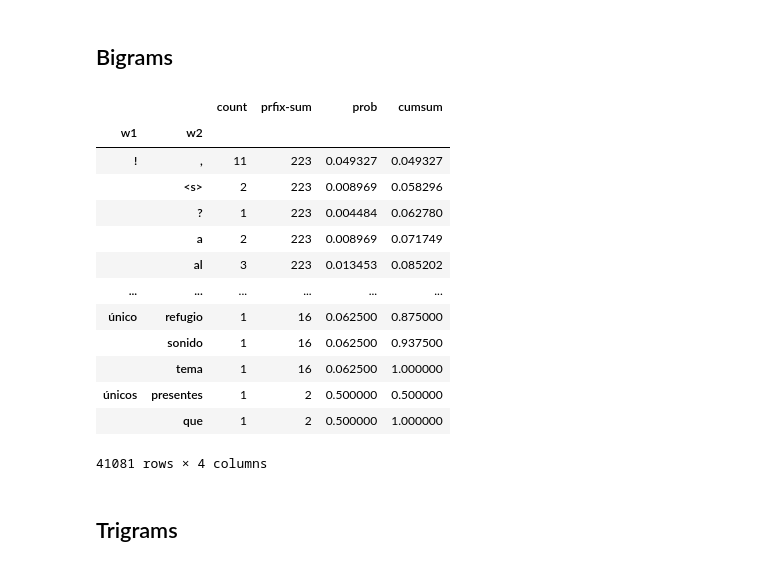
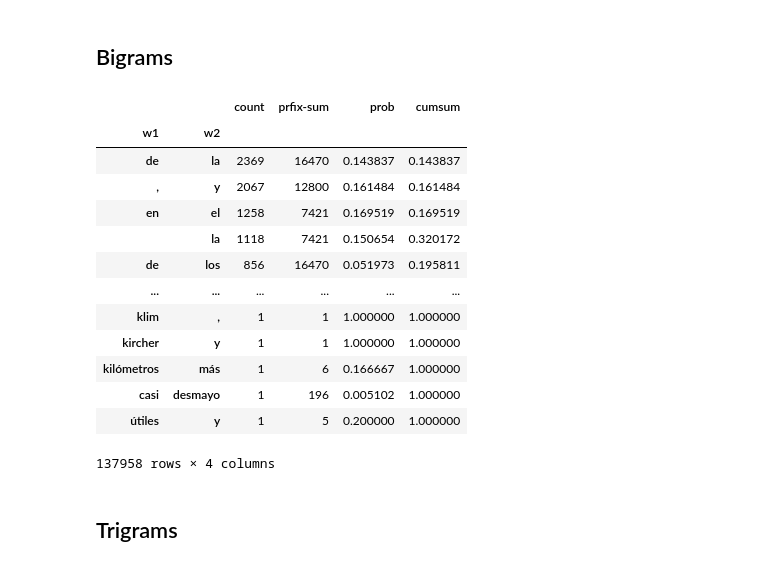
Before and after one commit to juan19932carlos/Notebooks, a Jupyter notebook: NLP/Talleres/Taller 2.ipynb, the cells around one changed output. Cells and saved outputs as stored; diff of their text form; code cells hidden in the pictures.

```diff
--- a/NLP/Talleres/Taller 2.ipynb
+++ b/NLP/Talleres/Taller 2.ipynb
@@ -9,5 +8,5 @@ import numpy as np
 # %%
-files = [
+training_files = [
     '../files/allan_poe/berenice.txt',
     '../files/allan_poe/decenso_al_maelstron.txt',
     '../files/allan_poe/el_barril_de_amontillado.txt',
@@ -21,20 +20,13 @@ files = [
     '../files/allan_poe/la_esfinje.txt',
     '../files/allan_poe/la_máscara_de_la_muerte_roja.txt',
     '../files/allan_poe/lady_ligeia.txt',
+
+    '../Files/cien_soledad.txt',
+    '../Files/el_principito.txt',
+    '../Files/la_isla_del_tesoro.txt',
+]
+testing_files = [
     '../files/allan_poe/metzengerstein.txt',
     '../files/allan_poe/morerlla.txt',
     '../files/allan_poe/william_wilson.txt',
-
-    # '../Files/cien_soledad.txt',
-    # '../Files/el_principito.txt',
-    # '../Files/la_isla_del_tesoro.txt',
 ]
-texts = []
-for file_name in files:
-    file = open(file_name, 'r')
-    texts += [file.read()]
-    file.close()
-
-texts = pd.Series(texts, index=files)
-text = ''.join(texts)
-texts
@@ -58,0 +33,11 @@ dtype: object
+# %%
+# Create training corpus
+texts = []
+for file_name in training_files:
+    file = open(file_name, 'r')
+    texts += [file.read()]
+    file.close()
+texts = pd.Series(texts, index=training_files)
+training_text = ''.join(texts)
+
+texts
@@ -59,9 +79,10 @@ dtype: object
 # %%
-text = text.lower()
+text = training_text.lower()
 text = re.sub(r'[-)(\s«»"]+', ' ', text) # Ignored characters
-text = re.sub(r'\.\s*', '<s>', text) # Replace end of sentences
+text = re.sub(r'\.+\s*', '<s>', text) # Replace end of sentences
+text = re.sub(r'\d+', '<n>', text) # Unify numbers
 
-tokens = re.finditer(r'[\wáéíóúñ]+|<s>|[,¿?!¡;:]', text)
+tokens = re.finditer(r'[\wáéíóúñ]+|<[sn]>|[,¿?!¡;:]', text)
 tokens = pd.Series([m.group(0) for m in tokens])
 
 tokens
@@ -108,31 +130,32 @@ unigrams
 # %%
 bigrams = np.fromiter(nltk.ngrams(tokens, 2), dtype=('<U18, <U18'))
 bigrams, counts = np.unique(bigrams, return_counts=True, axis=0)
 
 bigrams = pd.MultiIndex.from_tuples(list(bigrams), names=['w1', 'w2'])
 
 bigrams = pd.DataFrame(counts, index=bigrams, columns=['count'])
+bigrams = bigrams.sort_values(by='count', ascending=False)
 bigrams['prfix-sum'] = bigrams['count'].groupby(level='w1').transform(np.sum)
 
 bigrams['prob'] = bigrams['count'] / bigrams['prfix-sum']
 bigrams['cumsum'] = bigrams.prob.groupby(level=['w1']).cumsum()
 
 bigrams
 # %% [output]
 |  |  | count | prfix-sum | prob | cumsum |
 | w1 | w2 |  |  |  |  |
-| ! | , | 11 | 223 | 0.049327 | 0.049327 |
-|  | <s> | 2 | 223 | 0.008969 | 0.058296 |
-|  | ? | 1 | 223 | 0.004484 | 0.062780 |
-|  | a | 2 | 223 | 0.008969 | 0.071749 |
-|  | al | 3 | 223 | 0.013453 | 0.085202 |
+| de | la | 2369 | 16470 | 0.143837 | 0.143837 |
+| , | y | 2067 | 12800 | 0.161484 | 0.161484 |
+| en | el | 1258 | 7421 | 0.169519 | 0.169519 |
+|  | la | 1118 | 7421 | 0.150654 | 0.320172 |
+| de | los | 856 | 16470 | 0.051973 | 0.195811 |
 | ... | ... | ... | ... | ... | ... |
-| único | refugio | 1 | 16 | 0.062500 | 0.875000 |
-|  | sonido | 1 | 16 | 0.062500 | 0.937500 |
-|  | tema | 1 | 16 | 0.062500 | 1.000000 |
-| únicos | presentes | 1 | 2 | 0.500000 | 0.500000 |
-|  | que | 1 | 2 | 0.500000 | 1.000000 |
+| klim | , | 1 | 1 | 1.000000 | 1.000000 |
+| kircher | y | 1 | 1 | 1.000000 | 1.000000 |
+| kilómetros | más | 1 | 6 | 0.166667 | 1.000000 |
+| casi | desmayo | 1 | 196 | 0.005102 | 1.000000 |
+| útiles | y | 1 | 5 | 0.200000 | 1.000000 |
-41081 rows × 4 columns
+137958 rows × 4 columns
 # %% [markdown]
 ## Trigrams
 # %%
```
Also changed, not shown: parts of 27 cells of this notebook, 1 other file.
